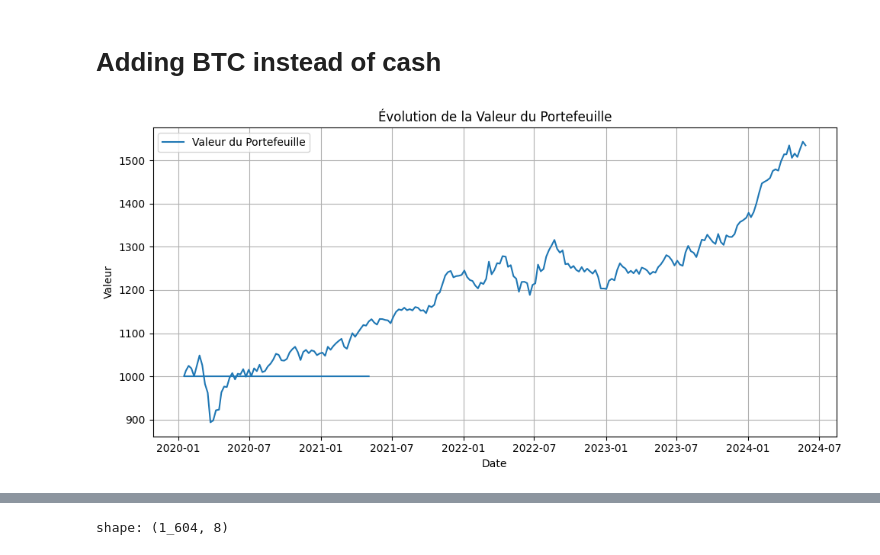
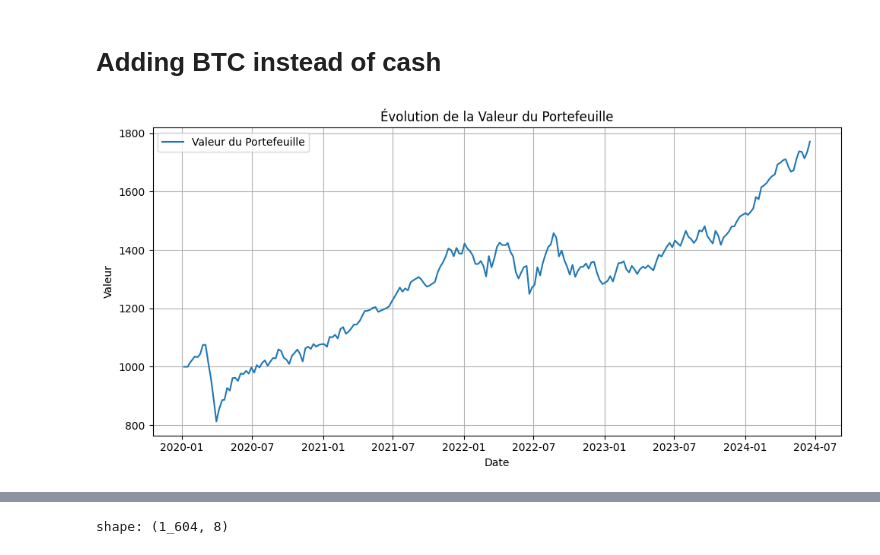
Before and after one commit to Romathonat/MTAL, a Jupyter notebook: notebooks/backtest_portfolio.ipynb, the cells around one changed output, grey strips where cells are left out. Saved outputs shown, nothing was run; the diff lists cells and outputs as text; code cells hidden in the pictures.

```diff
--- a/notebooks/backtest_portfolio.ipynb
+++ b/notebooks/backtest_portfolio.ipynb
@@ -7,14 +7,26 @@ from src.mtal.data_collect import (
     get_stock_data,
     get_ticker_names,
 )
+import polars as pl
+
 def align_dataframes_to_min_length(*dfs):
-    # Calculer la longueur minimale parmi tous les DataFrames
     min_length = min(len(df) for df in dfs)
 
-    # Raccourcir chaque DataFrame à la longueur minimale
     trimmed_dfs = [df[-min_length:] for df in dfs ]
 
     return trimmed_dfs
+
+
+
+def create_cash_equivalent(msci_df):
+    cash_df = msci_df.select(['Date', 'Close Time'])
+    cash_df = cash_df.with_columns([
+        pl.lit(1).alias('Open'),
+        pl.lit(1).alias('Close'),
+        pl.lit(1).alias('Anchored_OBV')
+    ])
+
+    return cash_df
 # %%
 from src.mtal.backtesting.portfolio.rebalance import PortfolioRebalance
 from src.mtal.dataviz import display_portfolio_value
@@ -116,11 +122,0 @@ Ici on fait 4 parties, dont une avec du cash
-# %%
-import polars as pl
-
-def create_cash_equivalent(msci_df):
-    cash_df = msci_df.select(['Date'])
-    cash_df = cash_df.with_columns([
-        pl.lit(1).alias('Open'),
-        pl.lit(1).alias('Close')
-    ])
-
-    return cash_df
@@ -165,17 +165,18 @@ display_portfolio_value(results)
 # %%
 gold_df = get_stock_data("GOLD.PA", period="D")
 china_bond_df = get_stock_data("ICGB.XETRA", period="D")
 msci_df = get_stock_data("SXR8.XETRA", period="D")
 btc_df = get_stock_data("BTC-USD.CC", period="D")
-
+cash_df = create_cash_equivalent(msci_df)
 assets = align_dataframes_to_min_length(gold_df,
                                         china_bond_df,
                                          msci_df,
-                                         btc_df)
+                                         btc_df,
+                                         cash_df)
 
-weights = [20, 30, 45, 5]
+weights = [15, 0, 80, 0, 5]
 results = PortfolioRebalance(assets, weights, freq="W").run()
 results
 display_portfolio_value(results)
 # %% [output]
-[figure, old version]
+[figure, new version]
```
Also changed, not shown: parts of 17 cells of this notebook, 11 other files.
